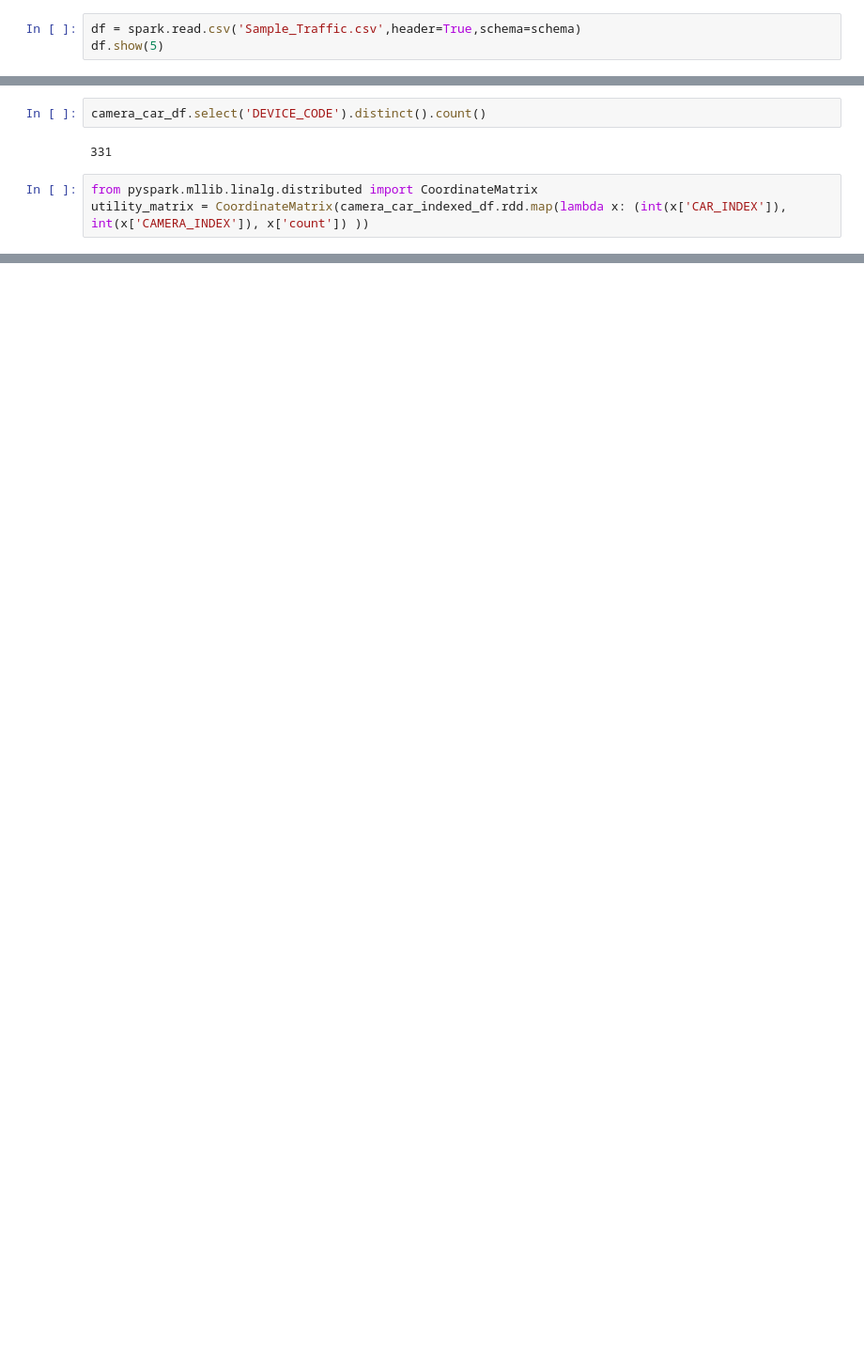
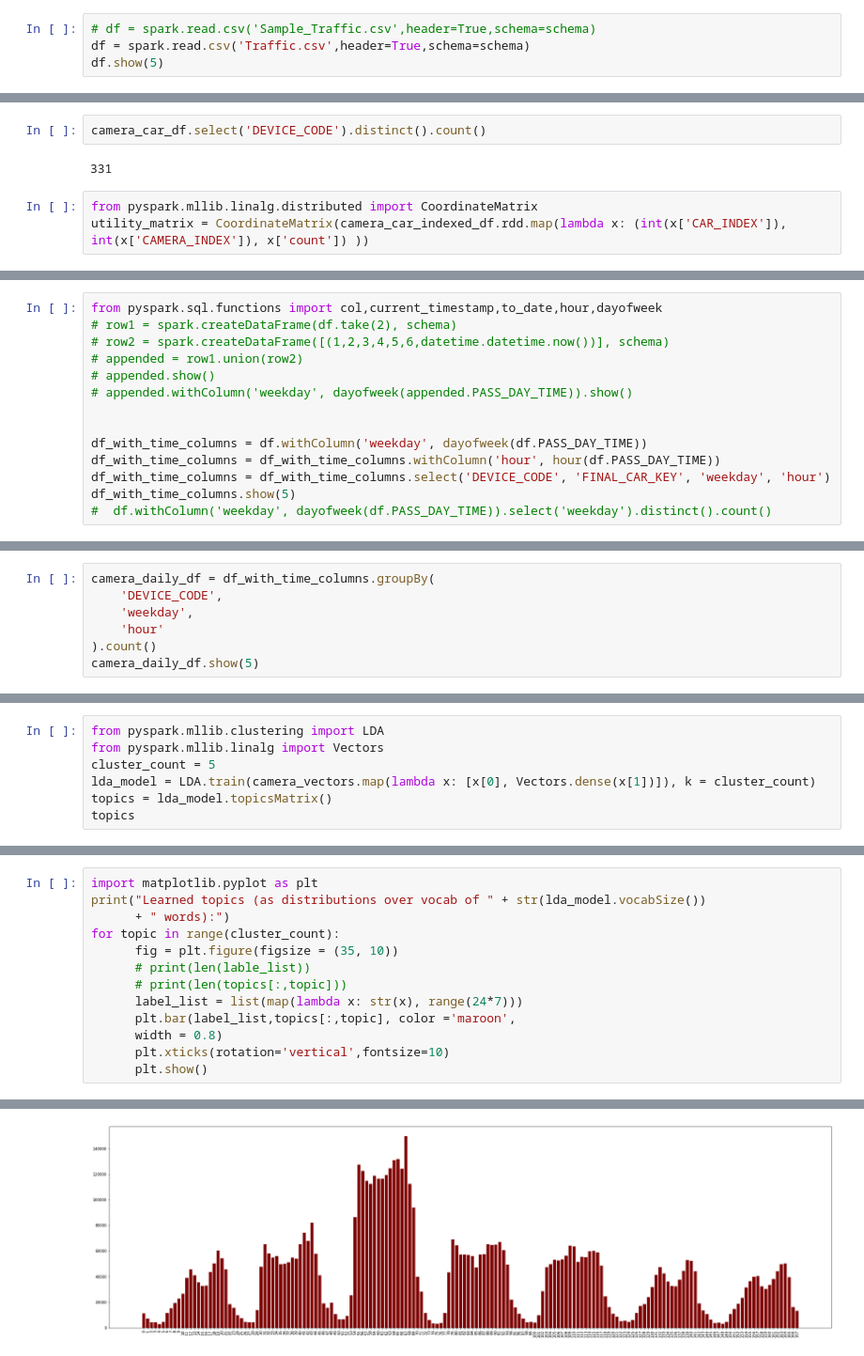
Before and after one commit to aminkashiri/MassiveDataAnalytics, a Jupyter notebook: project/project.ipynb, the cells around one changed output, grey strips where cells are left out. Shown at 94% size. Drawn from its saved outputs; the diff is of its cells as text; blank space fills up the shorter version.

Commit message:
Add clustering

```diff
--- a/project/project.ipynb
+++ b/project/project.ipynb
@@ -32,4 +27,5 @@ To adjust logging level use sc.setLogLevel(newLevel). For SparkR, use setLogLeve
 # %%
-df = spark.read.csv('Sample_Traffic.csv',header=True,schema=schema)
+# df = spark.read.csv('Sample_Traffic.csv',header=True,schema=schema)
+df = spark.read.csv('Traffic.csv',header=True,schema=schema)
 df.show(5)
 # %% [output]
@@ -156,0 +173,14 @@ rdd.take(5)
+# %%
+from pyspark.sql.functions import col,current_timestamp,to_date,hour,dayofweek
+# row1 = spark.createDataFrame(df.take(2), schema)
+# row2 = spark.createDataFrame([(1,2,3,4,5,6,datetime.datetime.now())], schema)
+# appended = row1.union(row2)
+# appended.show()
+# appended.withColumn('weekday', dayofweek(appended.PASS_DAY_TIME)).show()
+
+
+df_with_time_columns = df.withColumn('weekday', dayofweek(df.PASS_DAY_TIME))
+df_with_time_columns = df_with_time_columns.withColumn('hour', hour(df.PASS_DAY_TIME))
+df_with_time_columns = df_with_time_columns.select('DEVICE_CODE', 'FINAL_CAR_KEY', 'weekday', 'hour')
+df_with_time_columns.show(5)
+#  df.withColumn('weekday', dayofweek(df.PASS_DAY_TIME)).select('weekday').distinct().count()
@@ -156,0 +198,7 @@ rdd.take(5)
+# %%
+camera_daily_df = df_with_time_columns.groupBy(
+    'DEVICE_CODE',
+    'weekday',
+    'hour'
+).count()
+camera_daily_df.show(5)
@@ -156,0 +297,7 @@ rdd.take(5)
+# %%
+from pyspark.mllib.clustering import LDA
+from pyspark.mllib.linalg import Vectors
+cluster_count = 5
+lda_model = LDA.train(camera_vectors.map(lambda x: [x[0], Vectors.dense(x[1])]), k = cluster_count)
+topics = lda_model.topicsMatrix()
+topics
@@ -156,0 +322,14 @@ rdd.take(5)
+# %%
+import matplotlib.pyplot as plt
+print("Learned topics (as distributions over vocab of " + str(lda_model.vocabSize())
+      + " words):")
+for topic in range(cluster_count):
+      fig = plt.figure(figsize = (35, 10))
+      # print(len(lable_list))
+      # print(len(topics[:,topic]))
+      label_list = list(map(lambda x: str(x), range(24*7)))
+      plt.bar(label_list,topics[:,topic], color ='maroon',
+      width = 0.8)
+      plt.xticks(rotation='vertical',fontsize=10)
+      plt.show()
+# %% [output]
@@ -156,0 +337 @@ rdd.take(5)
+[figure, added]
```
Also changed, not shown: parts of 19 cells of this notebook, 1 other file.
